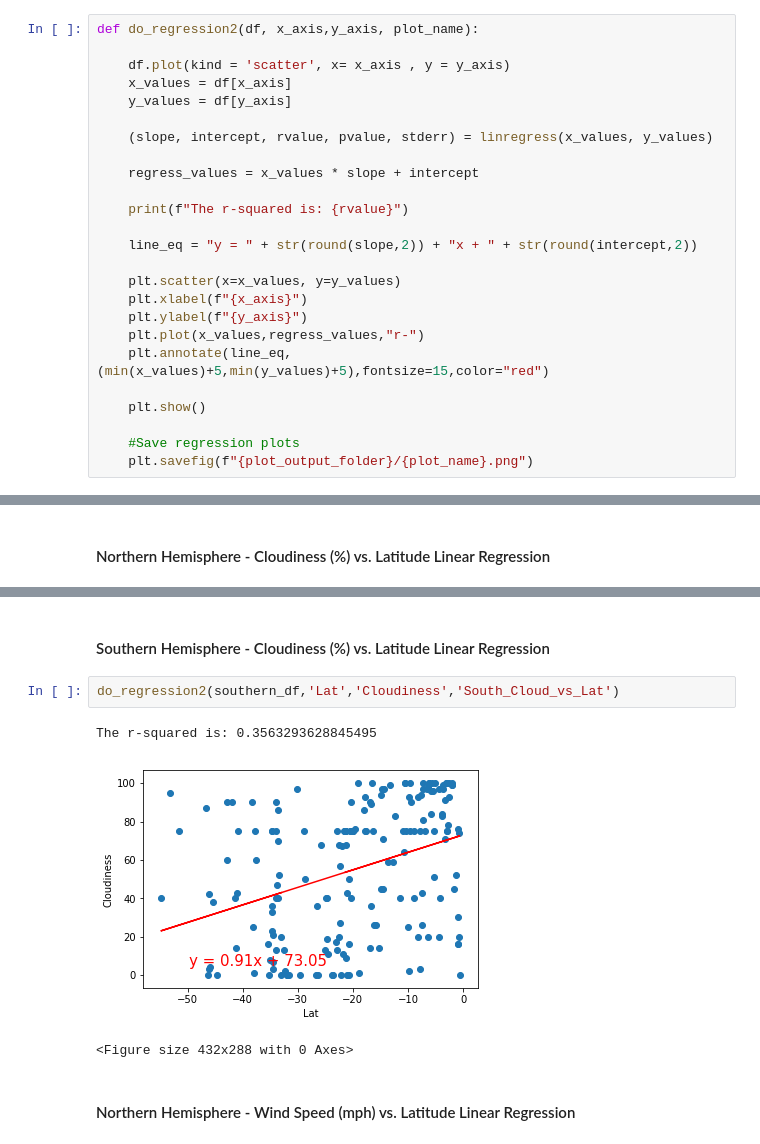
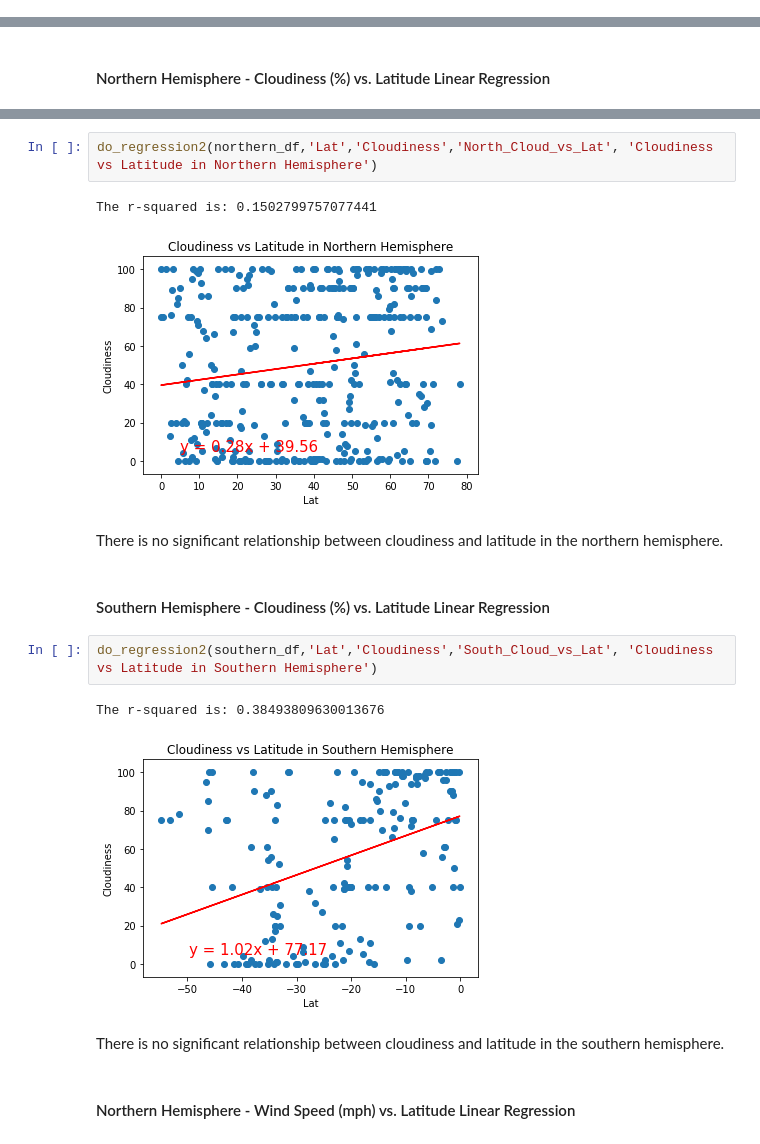
Before and after one commit to etumi/python-api-challenge, a Jupyter notebook: WeatherPy/WeatherPy.ipynb, the cells around one changed output, grey strips where cells are left out. Saved outputs shown, nothing was run; the diff lists cells and outputs as text.

```diff
--- a/WeatherPy/WeatherPy.ipynb
+++ b/WeatherPy/WeatherPy.ipynb
@@ -233,28 +254,3 @@ def do_regression(x_values,y_values,xname, yname):
-# %%
-def do_regression2(df, x_axis,y_axis, plot_name):
-
-    df.plot(kind = 'scatter', x= x_axis , y = y_axis)
-    x_values = df[x_axis]
-    y_values = df[y_axis]
-
-    (slope, intercept, rvalue, pvalue, stderr) = linregress(x_values, y_values)
-
-    regress_values = x_values * slope + intercept
-
-    print(f"The r-squared is: {rvalue}")
-
-    line_eq = "y = " + str(round(slope,2)) + "x + " + str(round(intercept,2))
-
-    plt.scatter(x=x_values, y=y_values)
-    plt.xlabel(f"{x_axis}")
-    plt.ylabel(f"{y_axis}")
-    plt.plot(x_values,regress_values,"r-")
-    plt.annotate(line_eq,(min(x_values)+5,min(y_values)+5),fontsize=15,color="red")
-
-    plt.show()
-
-    #Save regression plots
-    plt.savefig(f"{plot_output_folder}/{plot_name}.png")
 # %%
 # Create Northern and Southern Hemisphere DataFrames
 northern_df = weather_df.loc[weather_df['Lat'] >= 0]
@@ -317,11 +296,19 @@ The r-squared is: 0.29284348616278466
+# %%
+do_regression2(northern_df,'Lat','Cloudiness','North_Cloud_vs_Lat', 'Cloudiness vs Latitude in Northern Hemisphere')
+# %% [output]
+The r-squared is: 0.1502799757077441
+[figure, added]
+# %% [markdown]
+There is no significant relationship between cloudiness and latitude in the northern hemisphere.
 # %% [markdown]
 ####  Southern Hemisphere - Cloudiness (%) vs. Latitude Linear Regression
 # %%
-do_regression2(southern_df,'Lat','Cloudiness','South_Cloud_vs_Lat')
+do_regression2(southern_df,'Lat','Cloudiness','South_Cloud_vs_Lat', 'Cloudiness vs Latitude in Southern Hemisphere')
 # %% [output]
-The r-squared is: 0.3563293628845495
+The r-squared is: 0.38493809630013676
-[figure, old version]
+[figure, new version]
-<Figure size 432x288 with 0 Axes>
+# %% [markdown]
+There is no significant relationship between cloudiness and latitude in the southern hemisphere.
 # %% [markdown]
 ####  Northern Hemisphere - Wind Speed (mph) vs. Latitude Linear Regression
 # %%
```
Also changed, not shown: parts of 31 cells of this notebook, 1 other file.
